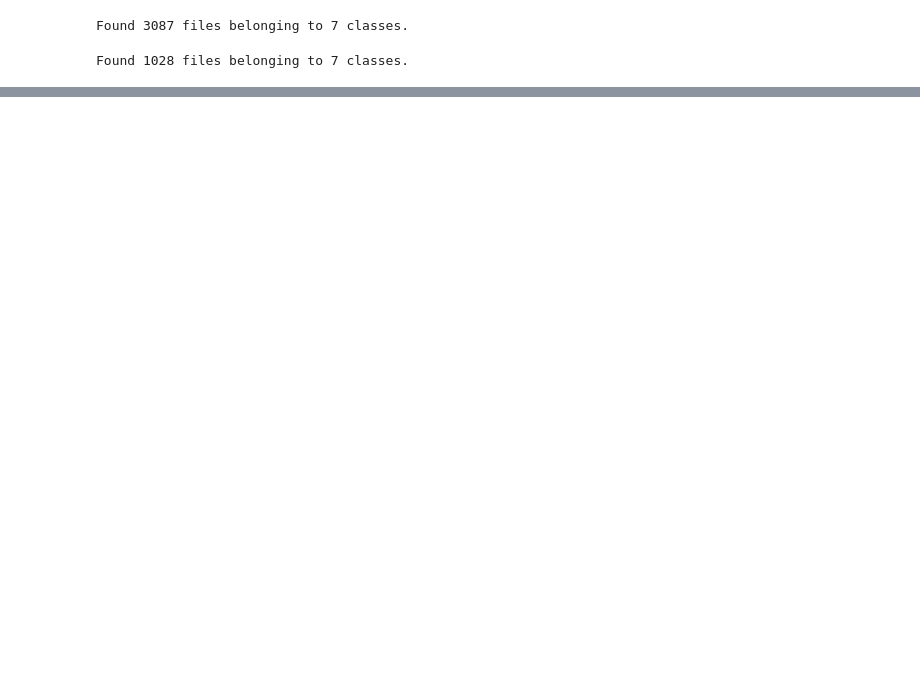
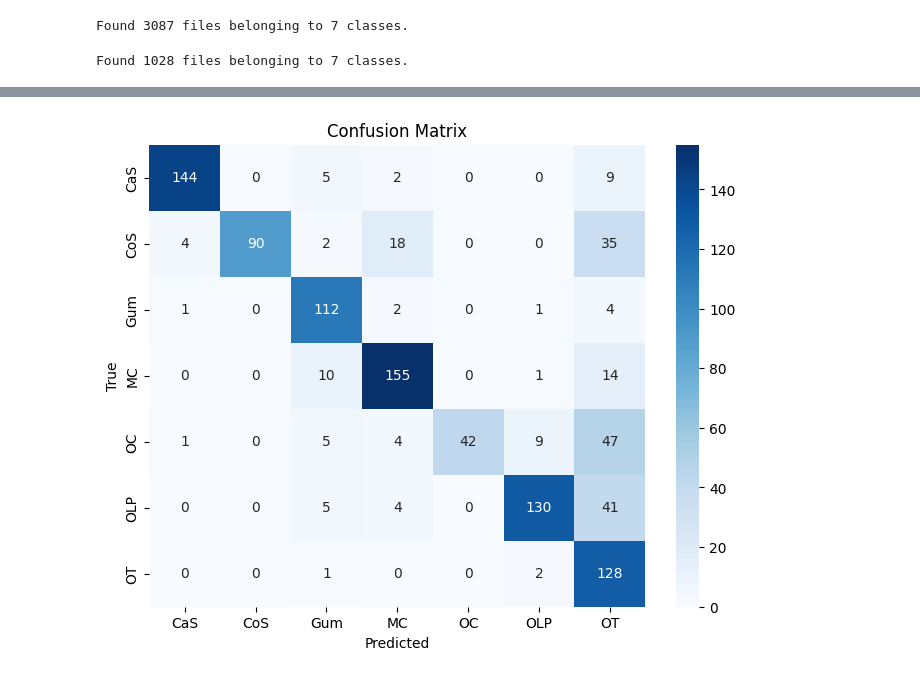
Before and after one commit to mariamromara/Cellula-Technologies, a Jupyter notebook: Code2.ipynb, the cells around one changed output, grey strips where cells are left out. Drawn from its saved outputs; the diff is of its cells as text; code cells hidden in the pictures; blank space fills up the shorter version.

```diff
--- a/Code2.ipynb
+++ b/Code2.ipynb
@@ -179,0 +237,12 @@ visualization(accuracy,validation_accuracy, loss, validation_loss, epochs)
+# %%
+# Get true labels and predictions
+y_true = []
+y_pred = []
+
+for images, labels in dataset_testing:
+    preds = teeth_classifier.predict(images, verbose=0)
+    y_true.extend(labels.numpy())
+    y_pred.extend(tf.argmax(preds, axis=1).numpy())
+
+y_true = np.array(y_true)
+y_pred = np.array(y_pred)
@@ -179,0 +251,13 @@ visualization(accuracy,validation_accuracy, loss, validation_loss, epochs)
+# %%
+cm = confusion_matrix(y_true, y_pred)
+
+plt.figure(figsize=(8,6))
+sns.heatmap(cm, annot=True, fmt="d", cmap="Blues",
+            xticklabels=diseases,
+            yticklabels=diseases)
+plt.xlabel("Predicted")
+plt.ylabel("True")
+plt.title("Confusion Matrix")
+plt.show()
+# %% [output]
+[figure, added]
```
Also changed, not shown: parts of 24 cells of this notebook, 1 other file.
